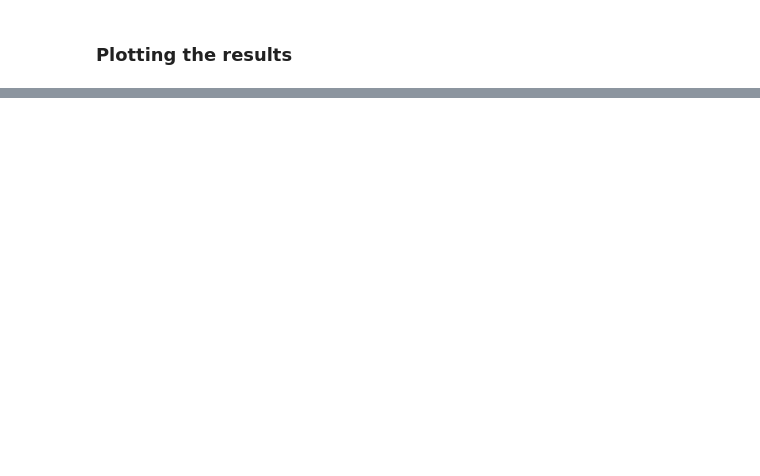
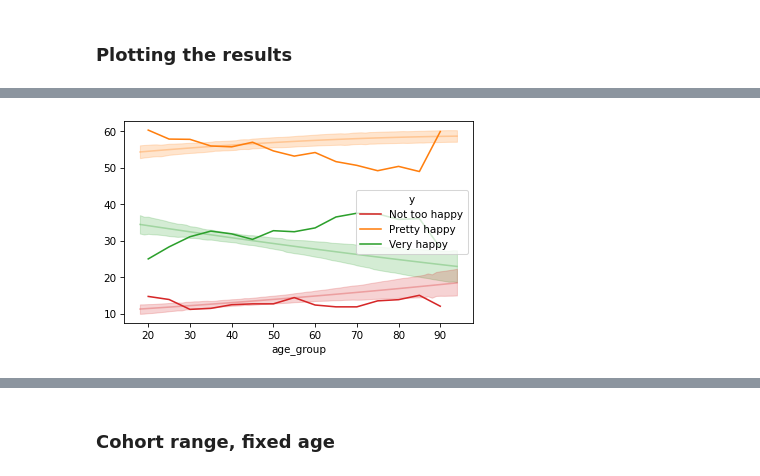
Before and after one commit to AllenDowney/SurveyDataPyMC, a Jupyter notebook: notebooks/03_ordinal_regression.ipynb, the cells around one changed output, grey strips where cells are left out. Saved outputs shown, nothing was run; the diff lists cells and outputs as text; code cells hidden in the pictures; blank space fills up the shorter version.

```diff
--- a/notebooks/03_ordinal_regression.ipynb
+++ b/notebooks/03_ordinal_regression.ipynb
@@ -432,3 +456,5 @@ data.shape
 # %% [output]
 (66958, 63)
 [interactive output not drawn]
+# %%
+data_2_sample = data_2.sample(5000)
@@ -621,0 +571,8 @@ decorate()
+# %%
+with ordinal_model2:
+    pm.set_data({"cohort_centered": cohort_fixed_centered_pred_2,
+                 "age_centered": age_range_centered_pred_2},
+                 coords={"obs_idx": np.arange(age_range_centered_pred_2.shape[0])}
+                 )
+
+    predictions_ordinal2_age_range = pm.compute_deterministics(idata_ordinal2.posterior, var_names = ["y_obs_probs"])
@@ -621,0 +583,7 @@ decorate()
+# %%
+# Cleanup idata for consistency with previous examples
+predictions_ordinal2_age_range = predictions_ordinal2_age_range.rename(
+                                                                {"y_obs_probs": "p",
+                                                                "y_obs_probs_dim_0": "obs_idx",
+                                                                "y_obs_probs_dim_1": "happy_id"})
+predictions_ordinal2_age_range = predictions_ordinal2_age_range.assign_coords({"happy_id": ["Not too happy", "Pretty happy", "Very happy"]})
@@ -621,0 +592,22 @@ decorate()
+# %%
+age_table.plot(color=colors)
+
+for i, name in happy_map.items():
+    predictions_tmp = predictions_ordinal2_age_range.sel(happy_id = name)
+    hdis_tmp = az.hdi(predictions_tmp, hdi_prob = 0.94)
+    predictions_mean = predictions_tmp.mean(dim=["chain", "draw"])
+
+    # plot mean
+    plt.plot(age_range_pred_2,
+             predictions_mean["p"].values * 100,
+             color=colors[i],
+             alpha = 0.3)
+
+    # plot hdi
+    plt.fill_between(age_range_pred_2,
+                     hdis_tmp.sel(hdi="lower")["p"].values * 100,
+                     hdis_tmp.sel(hdi="higher")["p"].values * 100,
+                     color=colors[i],
+                     alpha = 0.2)
+# %% [output]
+[figure, added]
@@ -622 +615,3 @@ decorate()
+# %% [markdown]
+### Cohort range, fixed age
 # %%
```
Also changed, not shown: parts of 49 cells of this notebook, 1 other file.
